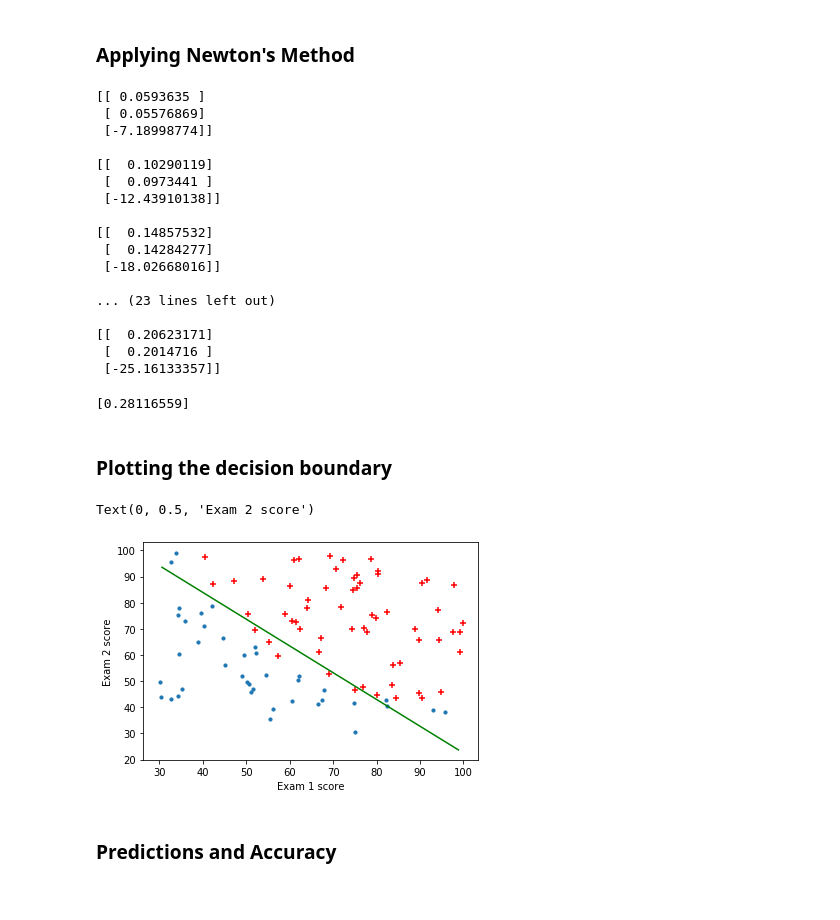
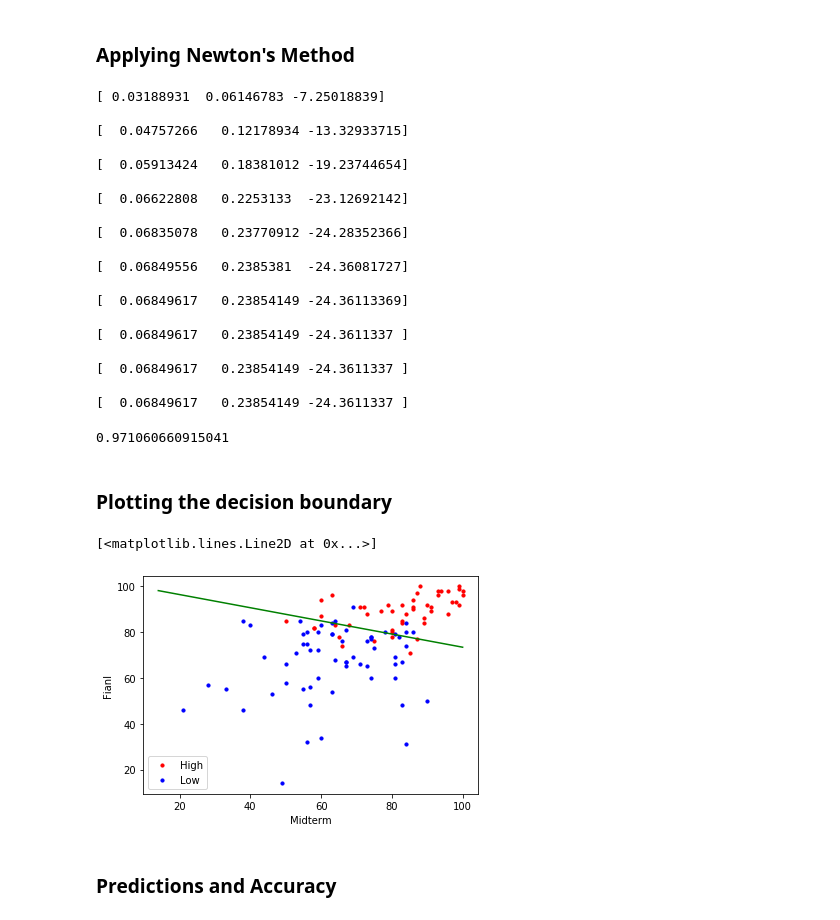
Before and after one commit to jeremy9959/Math-3094-UConn-old, a Jupyter notebook: LogisticRegression/lab/logistic-regression.ipynb, the cells around one changed output. Cells and saved outputs as stored; diff of their text form; code cells hidden in the pictures.

```diff
--- a/LogisticRegression/lab/logistic-regression.ipynb
+++ b/LogisticRegression/lab/logistic-regression.ipynb
@@ -71,0 +67,10 @@ def y(x):
+# %%
+for i in range (0,10):
+    y=np.array(sigmoid(w@X))
+    R=np.diag(y*(1-y))
+
+    w1=X@R@X.T
+    w2=np.linalg.inv(w1)
+    w3=X@(y-t)
+    w=w-w2@w3
+    print(w, "\n")
@@ -87,7 +115,7 @@ import matplotlib.pyplot as plt
 import pandas as pd
 from sklearn.linear_model import LogisticRegression
 # %%
-df=pd.read_csv("../data/ex2data1.txt",header=None)
+df=pd.read_csv("../data/exam.csv",header=None)
 X=df.iloc[:,:-1].values
 t=df.iloc[:,-1].values
 # %%
@@ -138,35 +181,36 @@ new_col=np.ones((n,1))
 X=np.append(X,new_col,1)
 # %%
 nf=2 # number of features
-w=np.zeros((nf+1,1)) # initial weights
+w=np.zeros(nf+1) # initial weights
 iter_num=10
 # %%
 for i in range (0,iter_num):
-    y=sigmoid(np.matmul(X,w))
-    y_y=y*(1-y)
+    y=np.array(sigmoid(X@w))
+    R=np.diag(y*(1-y))
 
-    R=np.diag(y_y.reshape(n))
-    w1=np.matmul(np.matmul(X.transpose(),R),X)
+    w1=X.T@R@X
     w2=np.linalg.inv(w1)
-    w3=np.matmul(X.transpose(),np.subtract(y,t.reshape(n,1)))
-    w=np.subtract(w,np.matmul(w2,w3))
+    w3=X.T@(y-t)
+    w=w-w2@w3
     print(w, "\n")
 # %% [output]
-[[ 0.0593635 ]
- [ 0.05576869]
- [-7.18998774]]
+[ 0.03188931  0.06146783 -7.25018839]
 
-[[  0.10290119]
- [  0.0973441 ]
- [-12.43910138]]
+[  0.04757266   0.12178934 -13.32933715]
 
-[[  0.14857532]
- [  0.14284277]
- [-18.02668016]]
+[  0.05913424   0.18381012 -19.23744654]
 
-... (23 lines left out)
+[  0.06622808   0.2253133  -23.12692142]
 
-[[  0.20623171]
- [  0.2014716 ]
- [-25.16133357]]
+[  0.06835078   0.23770912 -24.28352366]
+
+[  0.06849556   0.2385381  -24.36081727]
+
+[  0.06849617   0.23854149 -24.36113369]
+
+[  0.06849617   0.23854149 -24.3611337 ]
+
+[  0.06849617   0.23854149 -24.3611337 ]
+
+[  0.06849617   0.23854149 -24.3611337 ]
 # %%
@@ -175,22 +219,24 @@ def y(x1,x2):
-# %%
-print(y(52,67))
-# %% [output]
-[0.28116559]
+# %%
+print(decision_2(97,89))
+# %% [output]
+0.971060660915041
 # %% [markdown]
 ### Plotting the decision boundary
 # %%
-pos , neg = (t==1).reshape(100,1) , (t==0).reshape(100,1)
-plt.scatter(X[pos[:,0],0],X[pos[:,0],1],c="r",marker="+")
-plt.scatter(X[neg[:,0],0],X[neg[:,0],1],marker="o",s=10)
+high , low = (t==1), (t==0)
+plt.scatter(X[high,0],X[high,1],c="r",marker="o",s=10)
+plt.scatter(X[low,0],X[low,1],c="b",marker="o",s=10)
+
+plt.xlabel("Midterm")
+plt.ylabel("Fianl")
+plt.legend(["High","Low"],loc=0)
+
 x_value= np.array([np.min(X[:,1]),np.max(X[:,1])])
 y_value=-(w[0]*x_value+w[2])/w[1]
 plt.plot(x_value,y_value, "g")
-plt.xlabel("Exam 1 score")
-plt.ylabel("Exam 2 score")
-#plt.legend(["Admitted","Not admitted"],loc=0)
 # %% [output]
-Text(0, 0.5, 'Exam 2 score')
+[<matplotlib.lines.Line2D at 0x...>]
-[figure, old version]
+[figure, new version]
 # %% [markdown]
 ### Predictions and Accuracy
 # %%
```
Also changed, not shown: parts of 55 cells of this notebook, 4 other files.
